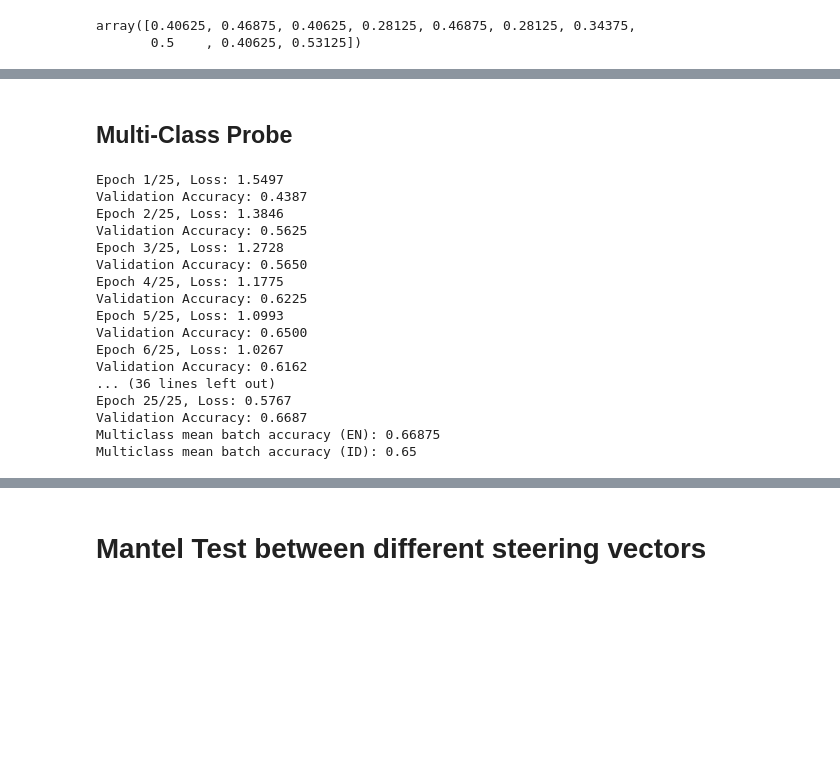
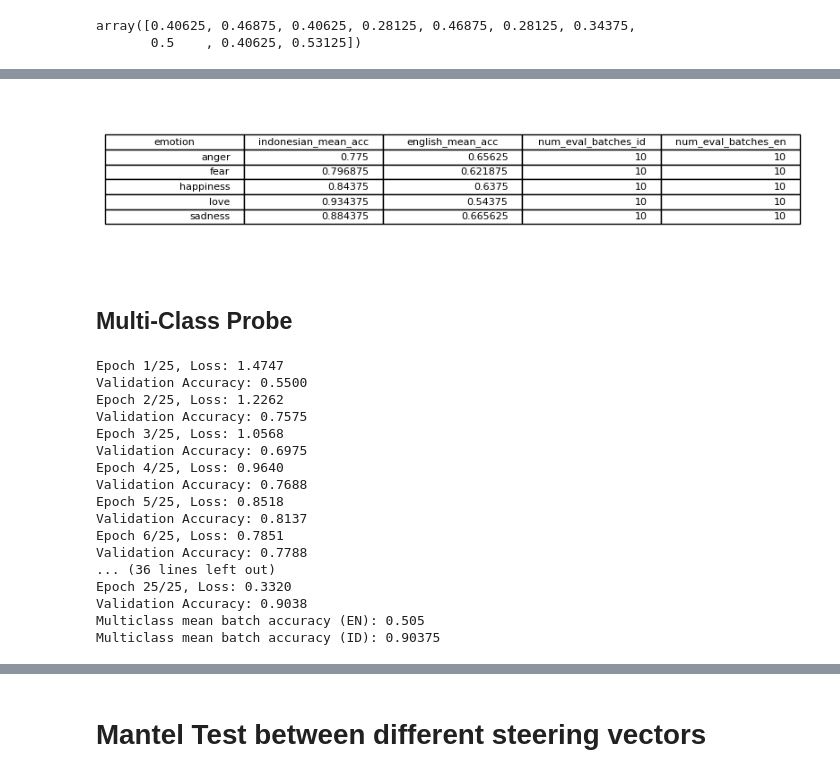
Before and after one commit to noobylub/Dissertation_Project, a Jupyter notebook: vectors_analysis.ipynb, the cells around one changed output, grey strips where cells are left out. Drawn from its saved outputs; the diff is of its cells as text; code cells hidden in the pictures; blank space fills up the shorter version.

```diff
--- a/vectors_analysis.ipynb
+++ b/vectors_analysis.ipynb
@@ -96,3 +141,11 @@ display(summary_df)
+# %%
+import matplotlib.pyplot as plt
+fig, ax = plt.subplots(figsize=(10, 2.2)); ax.axis("off")
+ax.table(cellText=summary_df.values, colLabels=summary_df.columns, loc="center")
+fig.savefig("images/indonesian_trained_probe_results.png", dpi=300, bbox_inches="tight")
+plt.show()
+# %% [output]
+[figure, added]
 # %% [markdown]
 ## Multi-Class Probe
 # %%
@@ -102,7 +155,7 @@ result_stored = {}
 
 # Single multiclass probe (not one-vs-rest)
 probe = analysis.LogisticRegressionProbe(
-    input_dim=emotion_vector_eng[all_emotions[0]][0].shape[-1],
+    input_dim=emotion_vector_id[all_emotions[0]][0].shape[-1],
     output_dim=len(all_emotions),
 )
 
@@ -122,7 +175,7 @@ emotion_data_id_train, emotion_data_id_val = analysis.create_dataloader(
     multiclass_emotions=all_emotions,
 )
 
-probe = analysis.trainMultiClassProbe(probe, emotion_data_eng_train, emotion_data_eng_val, num_epochs=25)
+probe = analysis.trainMultiClassProbe(probe, emotion_data_id_train, emotion_data_id_val, num_epochs=25)
 
 result_stored['multiclass'] = {}
 result_stored['multiclass']['indonesian'] = analysis.predictProbe(
@@ -139,23 +192,23 @@ result_stored['multiclass']['english'] = analysis.predictProbe(
 print('Multiclass mean batch accuracy (EN):', float(result_stored['multiclass']['english'].mean()))
 print('Multiclass mean batch accuracy (ID):', float(result_stored['multiclass']['indonesian'].mean()))
 # %% [output]
-Epoch 1/25, Loss: 1.5497
-Validation Accuracy: 0.4387
-Epoch 2/25, Loss: 1.3846
-Validation Accuracy: 0.5625
-Epoch 3/25, Loss: 1.2728
-Validation Accuracy: 0.5650
-Epoch 4/25, Loss: 1.1775
-Validation Accuracy: 0.6225
-Epoch 5/25, Loss: 1.0993
-Validation Accuracy: 0.6500
-Epoch 6/25, Loss: 1.0267
-Validation Accuracy: 0.6162
+Epoch 1/25, Loss: 1.4747
+Validation Accuracy: 0.5500
+Epoch 2/25, Loss: 1.2262
+Validation Accuracy: 0.7575
+Epoch 3/25, Loss: 1.0568
+Validation Accuracy: 0.6975
+Epoch 4/25, Loss: 0.9640
+Validation Accuracy: 0.7688
+Epoch 5/25, Loss: 0.8518
+Validation Accuracy: 0.8137
+Epoch 6/25, Loss: 0.7851
+Validation Accuracy: 0.7788
 ... (36 lines left out)
-Epoch 25/25, Loss: 0.5767
-Validation Accuracy: 0.6687
-Multiclass mean batch accuracy (EN): 0.66875
-Multiclass mean batch accuracy (ID): 0.65
+Epoch 25/25, Loss: 0.3320
+Validation Accuracy: 0.9038
+Multiclass mean batch accuracy (EN): 0.505
+Multiclass mean batch accuracy (ID): 0.90375
 # %%
 import matplotlib.pyplot as plt
 import numpy as np
```
Also changed, not shown: parts of 4 cells of this notebook, 9 other files.
